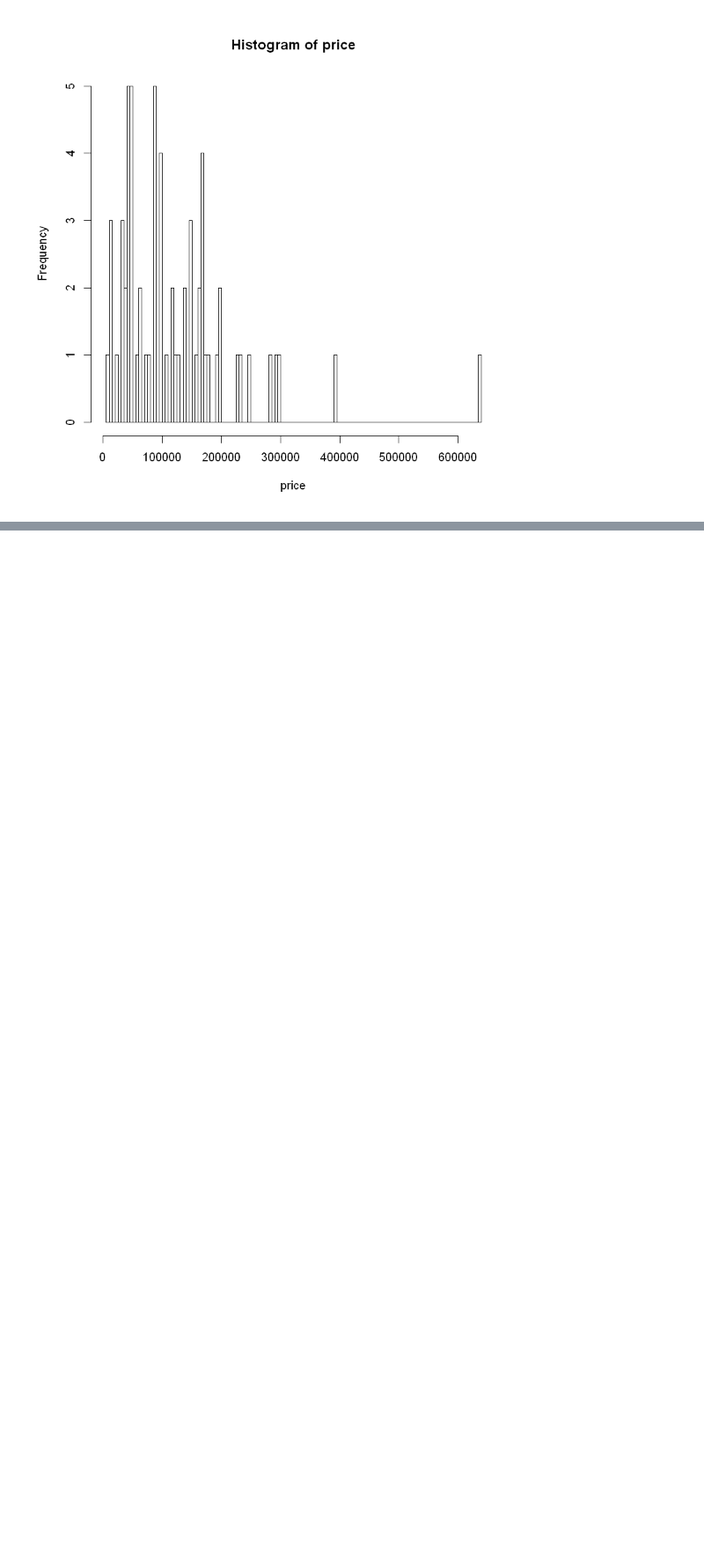
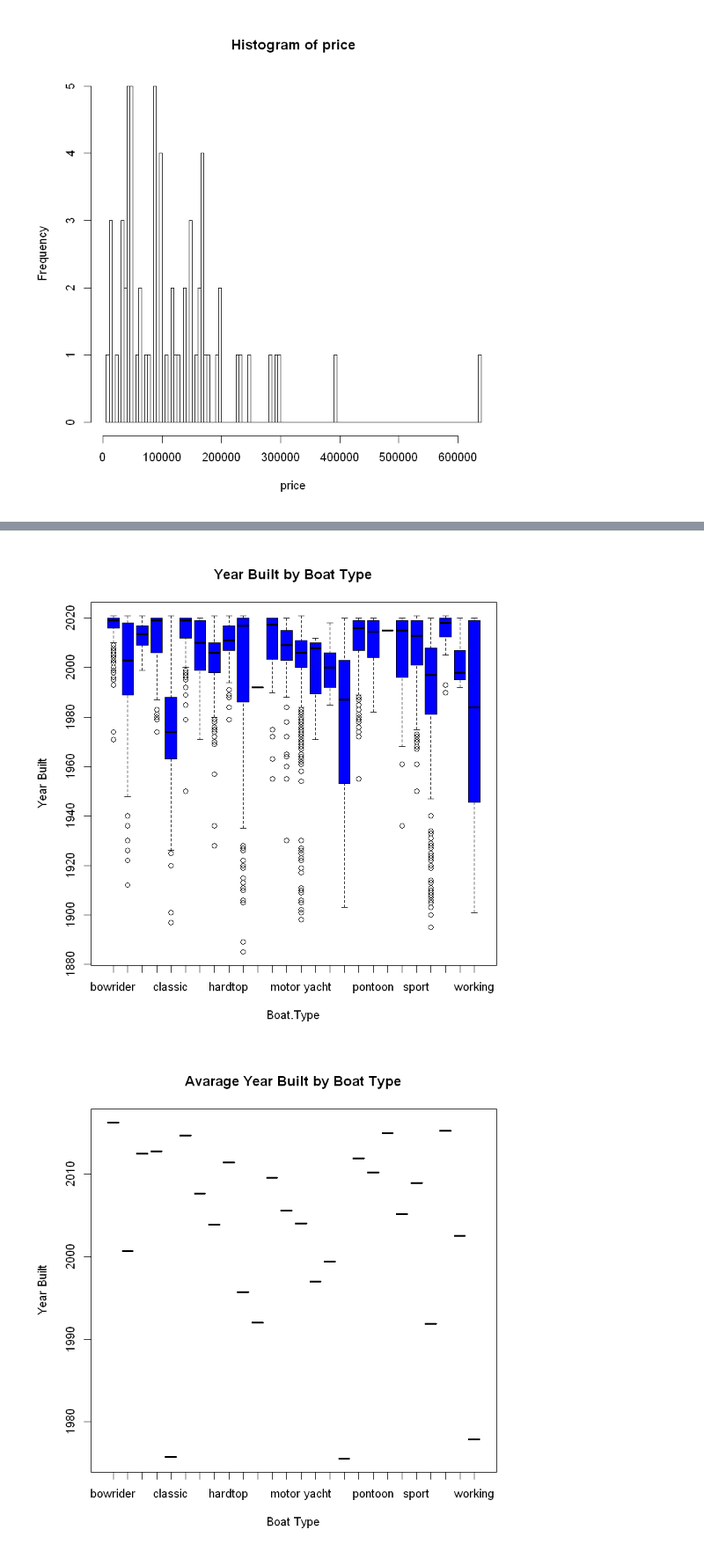
Before and after one commit to The-MCHN/R-Data-Analysis, a Jupyter notebook: Boats.ipynb, the cells around one changed output, grey strips where cells are left out. Shown at 88% size. Saved outputs shown, nothing was run; the diff lists cells and outputs as text; code cells hidden in the pictures; blank space fills up the shorter version.

```diff
--- a/Boats.ipynb
+++ b/Boats.ipynb
@@ -117,0 +116,20 @@ ERROR: Error in plot.window(...): niepoprawna wartość 'xlim'
+# %%
+without0 <- boats.df[boats.df$Year.Built !=0,]
+
+
+boxplot(Year.Built ~ Boat.Type, data=without0, main="Year Built by Boat Type", ylab="Year Built", col="blue")
+
+
+avarageYear <- aggregate(Year.Built ~ Boat.Type, data=without0, FUN=mean)
+avarageYear <- avarageYear[avarageYear$Boat.Type != "Other",]
+avarageYear <- avarageYear[order(-avarageYear$Year.Built),]
+
+plot(avarageYear$Boat.Type, avarageYear$Year.Built,
+main="Avarage Year Built by Boat Type",
+ylab="Year Built",
+xlab="Boat Type",
+type="p",
+col="blue")
+# %% [output]
+[figure, added]
+[figure, added]
```
Also changed, not shown: parts of 8 cells of this notebook.
